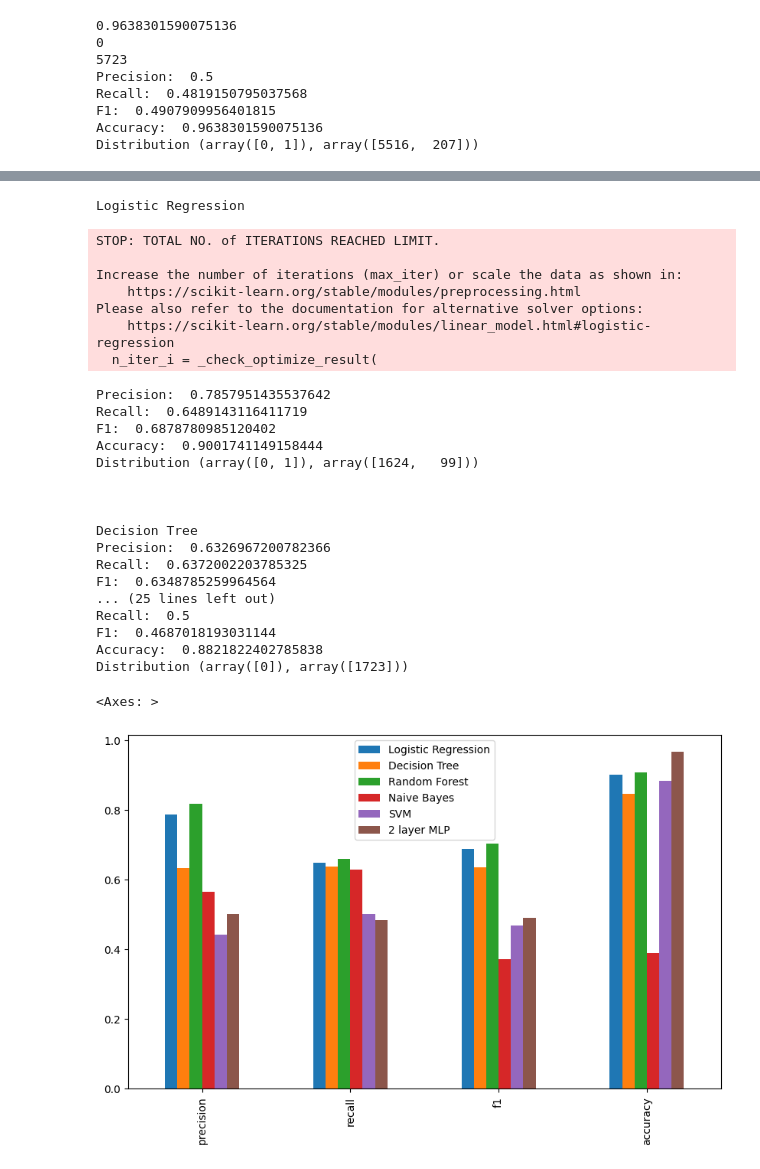
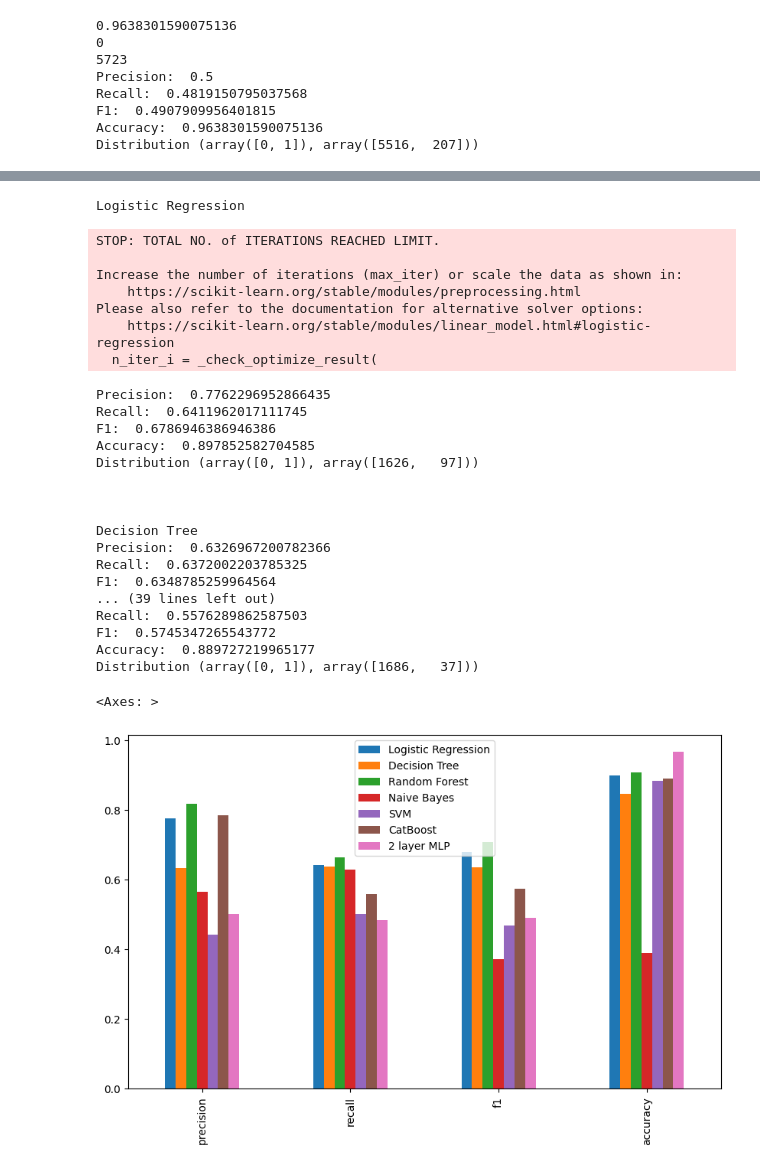
Before and after one commit to sidsrikanth1/csci-467-final-project, a Jupyter notebook: research.ipynb, the cells around one changed output, grey strips where cells are left out. Drawn from its saved outputs; the diff is of its cells as text; code cells hidden in the pictures.

```diff
--- a/research.ipynb
+++ b/research.ipynb
@@ -190,13 +190,18 @@ from sklearn.tree import DecisionTreeClassifier
 from sklearn.ensemble import RandomForestClassifier
 from sklearn.naive_bayes import GaussianNB
 from sklearn.svm import SVC
+import catboost
+from catboost import CatBoostClassifier
+from sklearn.ensemble import GradientBoostingClassifier
 
 models = {
     "Logistic Regression": LogisticRegression(random_state=seed, max_iter=250),
     "Decision Tree": DecisionTreeClassifier(random_state=seed),
     "Random Forest": RandomForestClassifier(random_state=seed),
     "Naive Bayes": GaussianNB(),
-    "SVM": SVC(random_state=seed)
+    "SVM": SVC(random_state=seed),
+    "CatBoost": CatBoostClassifier(iterations=5,learning_rate=0.1,),
+    "Gradient Boosting Decision Tree": GradientBoostingClassifier(random_state=seed)
 }
 
 results = {}
@@ -248,7 +253,9 @@ models = {
     "Decision Tree": DecisionTreeClassifier(random_state=seed),
     "Random Forest": RandomForestClassifier(random_state=seed),
     "Naive Bayes": GaussianNB(),
-    "SVM": SVC(random_state=seed)
+    "SVM": SVC(random_state=seed),
+    "CatBoost": CatBoostClassifier(iterations=5,learning_rate=0.1,),
+    "Gradient Boosting Decision Tree": GradientBoostingClassifier(random_state=seed)
 }
 
 results = {}
@@ -469,7 +483,9 @@ models = {
     "Decision Tree": DecisionTreeClassifier(random_state=seed),
     "Random Forest": RandomForestClassifier(random_state=seed),
     "Naive Bayes": GaussianNB(),
-    "SVM": SVC(random_state=seed)
+    "SVM": SVC(random_state=seed),
+    "CatBoost": CatBoostClassifier(iterations=5,learning_rate=0.1,),
+    "Gradient Boosting Decision Tree": GradientBoostingClassifier(random_state=seed)
 }
 
 results = {}
@@ -591,48 +607,50 @@ models = {
     "Decision Tree": DecisionTreeClassifier(random_state=seed),
     "Random Forest": RandomForestClassifier(random_state=seed),
     "Naive Bayes": GaussianNB(),
-    "SVM": SVC(random_state=seed)
+    "SVM": SVC(random_state=seed),
+    "CatBoost": CatBoostClassifier(iterations=5,learning_rate=0.1,),
+    "Gradient Boosting Decision Tree": GradientBoostingClassifier(random_state=seed)
 }
 
 results = {}
 for name, model in models.items():
     print(name)
 
     model.fit(xd_train, yd_train)
     yd_pred = model.predict(xd_test)
 
     results[name] = explain(yd_test, yd_pred, average='macro')
     print("\n\n")
 # add the MLP
 results["2 layer MLP"] = averaged_dict
 # plot the results as a hist
 results_df = pd.DataFrame(results)
 results_df.plot(kind='bar', figsize=(10, 6))
 # %% [output]
 Logistic Regression
 STOP: TOTAL NO. of ITERATIONS REACHED LIMIT.
 
 Increase the number of iterations (max_iter) or scale the data as shown in:
     https://scikit-learn.org/stable/modules/preprocessing.html
 Please also refer to the documentation for alternative solver options:
     https://scikit-learn.org/stable/modules/linear_model.html#logistic-regression
   n_iter_i = _check_optimize_result(
-Precision:  0.7857951435537642
-Recall:  0.6489143116411719
-F1:  0.6878780985120402
-Accuracy:  0.9001741149158444
-Distribution (array([0, 1]), array([1624,   99]))
+Precision:  0.7762296952866435
+Recall:  0.6411962017111745
+F1:  0.6786946386946386
+Accuracy:  0.897852582704585
+Distribution (array([0, 1]), array([1626,   97]))
 
 
 
 Decision Tree
 Precision:  0.6326967200782366
 Recall:  0.6372002203785325
 F1:  0.6348785259964564
-... (25 lines left out)
-Recall:  0.5
-F1:  0.4687018193031144
-Accuracy:  0.8821822402785838
-Distribution (array([0]), array([1723]))
+... (39 lines left out)
+Recall:  0.5576289862587503
+F1:  0.5745347265543772
+Accuracy:  0.889727219965177
+Distribution (array([0, 1]), array([1686,   37]))
 <Axes: >
-[figure, old version]
+[figure, new version]
```
Also changed, not shown: parts of 6 cells of this notebook, 4 other files.
